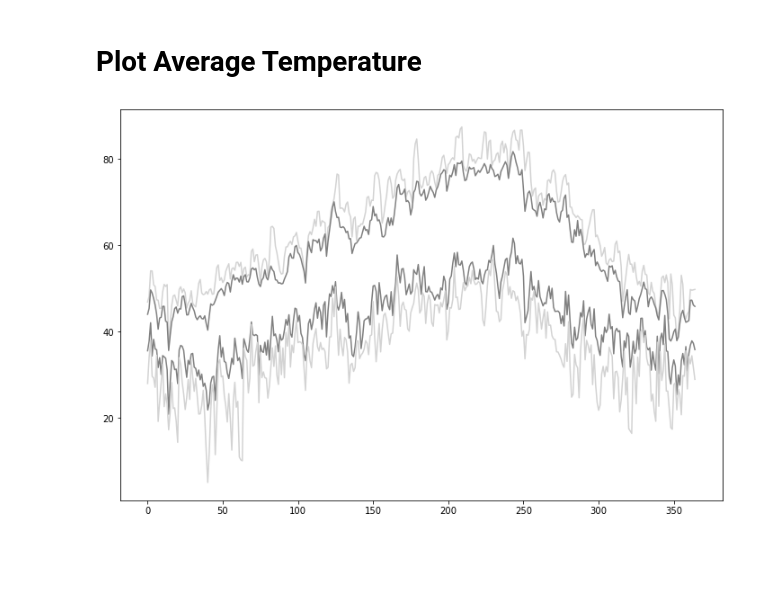
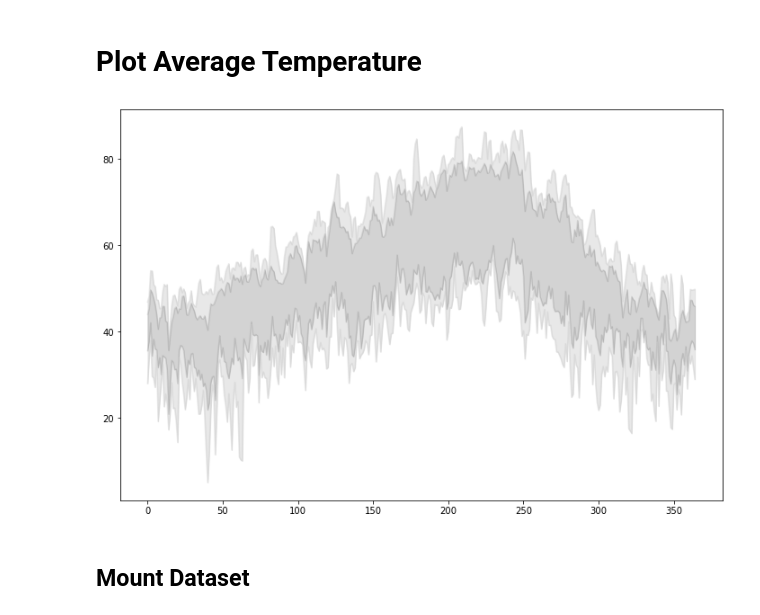
Before and after one commit to KorayKinik/heat-extremes-CMIP6, a Jupyter notebook: Ravi/Seattle_Region_Average.ipynb, the cells around one changed output. Drawn from its saved outputs; the diff is of its cells as text; code cells hidden in the pictures; blank space fills up the shorter version.

Commit message:
generate band of average temp for small region'

```diff
--- a/Ravi/Seattle_Region_Average.ipynb
+++ b/Ravi/Seattle_Region_Average.ipynb
@@ -364,25 +411,33 @@ Complete execution time (mins) 0.77
 # %% [markdown]
 # Plot Average Temperature
 # %%
-fig, ax = plt.subplots()
+def PlotAverageTemperature(ds_record):
+    fig, ax = plt.subplots()
 
-fig.set_size_inches(12, 8)
+    fig.set_size_inches(12, 8)
 
 
-x = ds_record.index
+    x = ds_record.index
 
-pmax = ds_record['Peak_Maximum']
-ax.plot(x, pmax, color='lightgray')
+    pmax = ds_record['Peak_Maximum']
+    ax.plot(x, pmax, color='lightgray', alpha=0.5)
 
-amax = ds_record['Avg_Maximum']
-ax.plot(x, amax, color='gray')
+    amax = ds_record['Avg_Maximum']
+    ax.plot(x, amax, color='gray', alpha=0.2)
 
-amin = ds_record['Avg_Minimum']
-ax.plot(x, amin, color='gray')
+    amin = ds_record['Avg_Minimum']
+    ax.plot(x, amin, color='gray', alpha=0.2)
 
-pmin = ds_record['Peak_Minimum']
-ax.plot(x, pmin, color='lightgray')
+    pmin = ds_record['Peak_Minimum']
+    ax.plot(x, pmin, color='lightgray', alpha=0.5)
 
-plt.show()
+    plt.fill_between(x, pmax, pmin, color="lightgray", alpha=0.5);
+    plt.fill_between(x, amax, amin, color="gray", alpha=0.2);
+
+    plt.show()
-# %% [output]
-[figure, removed]
+# %%
+PlotAverageTemperature(ds_record)
+# %% [output]
+[figure, added]
+# %% [markdown]
+## Mount Dataset
```
Also changed, not shown: parts of 17 cells of this notebook.
